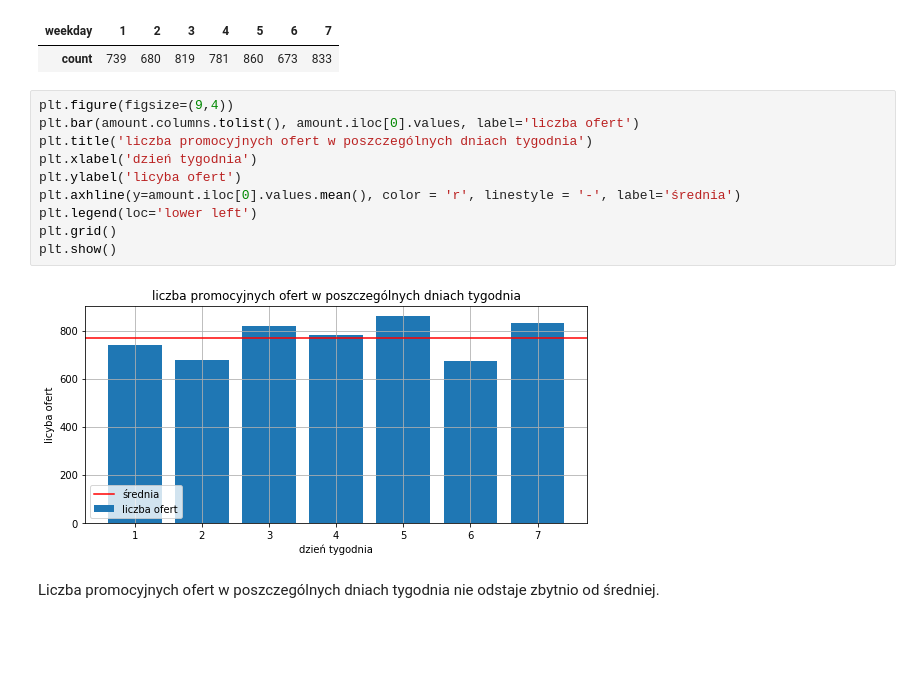
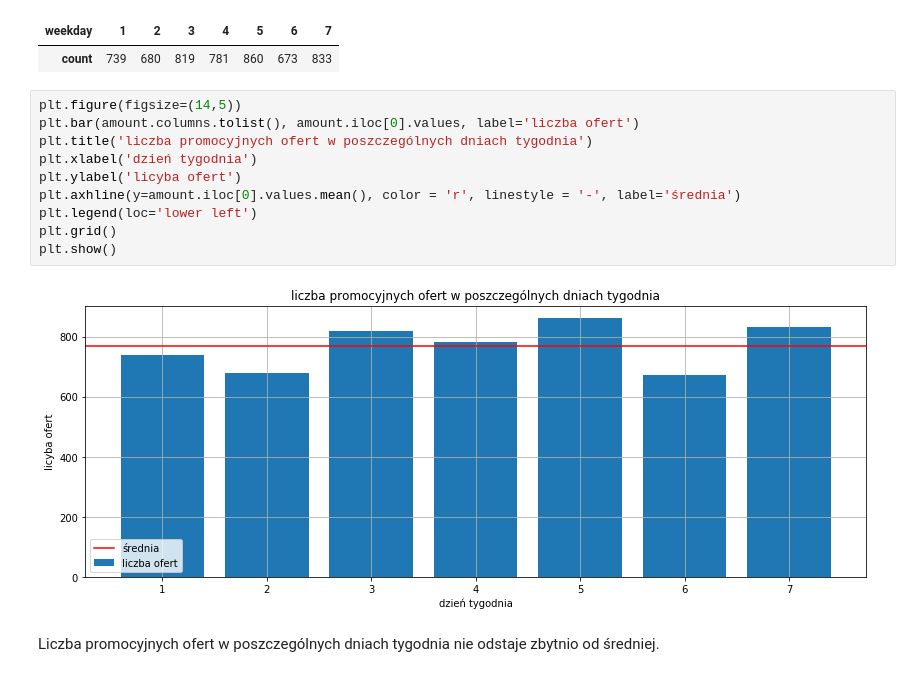
Before and after one commit to grzegorzpokorski/nocna-promocja-euro.com.pl, a Jupyter notebook: data_analysis.ipynb, the cells around one changed output. Saved outputs shown, nothing was run; the diff lists cells and outputs as text; blank space fills up the shorter version.

```diff
--- a/data_analysis.ipynb
+++ b/data_analysis.ipynb
@@ -294,17 +294,17 @@ amount
 | weekday | 1 | 2 | 3 | 4 | 5 | 6 | 7 |
 | count | 739 | 680 | 819 | 781 | 860 | 673 | 833 |
 # %%
-plt.figure(figsize=(9,4))
+plt.figure(figsize=(14,5))
 plt.bar(amount.columns.tolist(), amount.iloc[0].values, label='liczba ofert')
 plt.title('liczba promocyjnych ofert w poszczególnych dniach tygodnia')
 plt.xlabel('dzień tygodnia')
 plt.ylabel('licyba ofert')
 plt.axhline(y=amount.iloc[0].values.mean(), color = 'r', linestyle = '-', label='średnia')
 plt.legend(loc='lower left')
 plt.grid()
 plt.show()
 # %% [output]
-[figure, old version]
+[figure, new version]
 # %% [markdown]
 <p>
     Liczba promocyjnych ofert w poszczególnych dniach tygodnia nie odstaje zbytnio od średniej.
```
Also changed, not shown: parts of 25 cells of this notebook.
